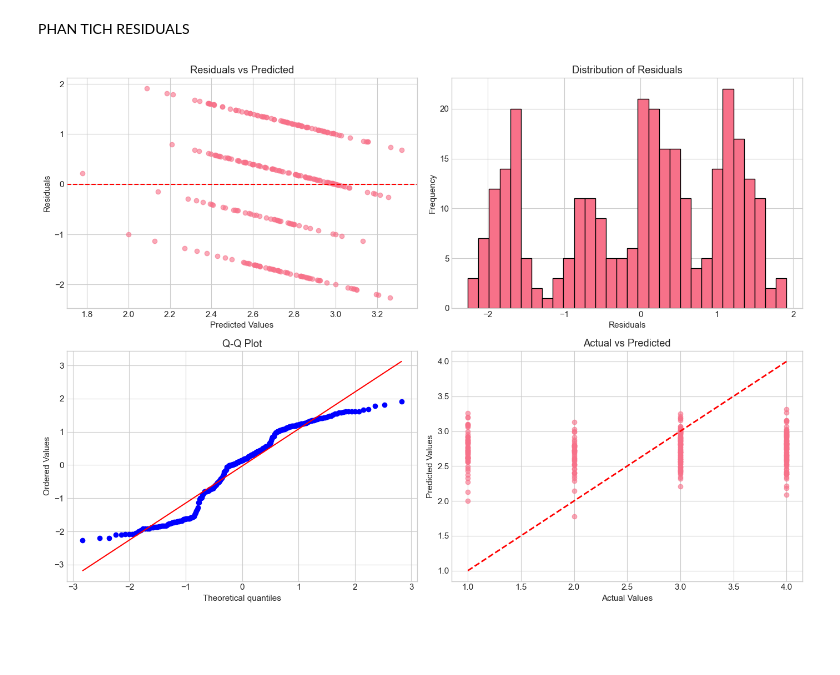
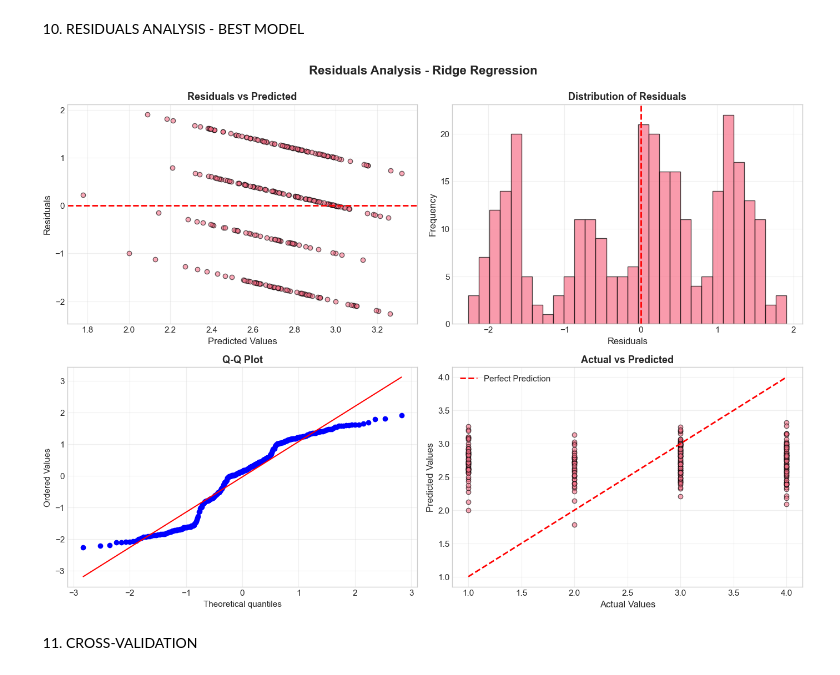
Before and after one commit to duyanhtr130905/ML_Project_JobSastisfaction, a Jupyter notebook: notebook/05_Regression_Models.ipynb, the cells around one changed output. Drawn from its saved outputs; the diff is of its cells as text; code cells hidden in the pictures; blank space fills up the shorter version.

```diff
--- a/notebook/05_Regression_Models.ipynb
+++ b/notebook/05_Regression_Models.ipynb
@@ -177,0 +63,6 @@ SO SANH KET QUA CAC MO HINH HOI QUY
+# %%
+train_test_splits = [
+    (0.8, 0.2, '80:20'),
+    (0.7, 0.3, '70:30'),
+    (0.6, 0.4, '60:40')
+]
@@ -223,44 +296,61 @@ plt.show()
-# %% [markdown]
-PHAN TICH RESIDUALS
+# %% [markdown]
+10. RESIDUALS ANALYSIS - BEST MODEL
 # %%
-# Lấy model tốt nhất để phân tích residuals
-X_train, X_test, y_train, y_test = train_test_split(X, y, test_size=0.2, random_state=42)
-best_model = Ridge(alpha=1.0)
+# Train best model với split 80:20
+X_train, X_test, y_train, y_test = train_test_split(
+    X, y, test_size=0.2, random_state=42
+)
+
+# Chọn Ridge (best model theo kết quả trước)
+best_model = Ridge(alpha=1.0, random_state=42)
 best_model.fit(X_train, y_train)
 y_pred = best_model.predict(X_test)
 
 residuals = y_test - y_pred
 
 # Residual plots
 fig, axes = plt.subplots(2, 2, figsize=(14, 10))
 
 # 1. Residuals vs Predicted
-axes[0, 0].scatter(y_pred, residuals, alpha=0.6)
-axes[0, 0].axhline(y=0, color='r', linestyle='--')
-axes[0, 0].set_xlabel('Predicted Values')
-axes[0, 0].set_ylabel('Residuals')
-axes[0, 0].set_title('Residuals vs Predicted')
+axes[0, 0].scatter(y_pred, residuals, alpha=0.6, edgecolor='black')
+axes[0, 0].axhline(y=0, color='r', linestyle='--', linewidth=2)
+axes[0, 0].set_xlabel('Predicted Values', fontsize=12)
+axes[0, 0].set_ylabel('Residuals', fontsize=12)
+axes[0, 0].set_title('Residuals vs Predicted', fontsize=13, fontweight='bold')
+axes[0, 0].grid(True, alpha=0.3)
 
 # 2. Histogram of residuals
-axes[0, 1].hist(residuals, bins=30, edgecolor='black')
-axes[0, 1].set_xlabel('Residuals')
-axes[0, 1].set_ylabel('Frequency')
-axes[0, 1].set_title('Distribution of Residuals')
+axes[0, 1].hist(residuals, bins=30, edgecolor='black', alpha=0.7)
+axes[0, 1].axvline(x=0, color='r', linestyle='--', linewidth=2)
+axes[0, 1].set_xlabel('Residuals', fontsize=12)
+axes[0, 1].set_ylabel('Frequency', fontsize=12)
+axes[0, 1].set_title('Distribution of Residuals', fontsize=13, fontweight='bold')
+axes[0, 1].grid(True, alpha=0.3)
 
 # 3. Q-Q plot
 from scipy import stats
 stats.probplot(residuals, dist="norm", plot=axes[1, 0])
-axes[1, 0].set_title('Q-Q Plot')
+axes[1, 0].set_title('Q-Q Plot', fontsize=13, fontweight='bold')
+axes[1, 0].grid(True, alpha=0.3)
 
 # 4. Actual vs Predicted
-axes[1, 1].scatter(y_test, y_pred, alpha=0.6)
+axes[1, 1].scatter(y_test, y_pred, alpha=0.6, edgecolor='black')
 axes[1, 1].plot([y_test.min(), y_test.max()],
-                [y_test.min(), y_test.max()], 'r--', lw=2)
-axes[1, 1].set_xlabel('Actual Values')
-axes[1, 1].set_ylabel('Predicted Values')
-axes[1, 1].set_title('Actual vs Predicted')
+                [y_test.min(), y_test.max()],
+                'r--', linewidth=2, label='Perfect Prediction')
+axes[1, 1].set_xlabel('Actual Values', fontsize=12)
+axes[1, 1].set_ylabel('Predicted Values', fontsize=12)
+axes[1, 1].set_title('Actual vs Predicted', fontsize=13, fontweight='bold')
+axes[1, 1].legend()
+axes[1, 1].grid(True, alpha=0.3)
 
+plt.suptitle('Residuals Analysis - Ridge Regression',
+             fontsize=16, fontweight='bold', y=0.995)
 plt.tight_layout()
+plt.savefig('../results/figures/regression/residuals_analysis.png',
+            dpi=300, bbox_inches='tight')
 plt.show()
 # %% [output]
-[figure, old version]
+[figure, new version]
+# %% [markdown]
+11. CROSS-VALIDATION
```
Also changed, not shown: parts of 25 cells of this notebook, 7 other files.
